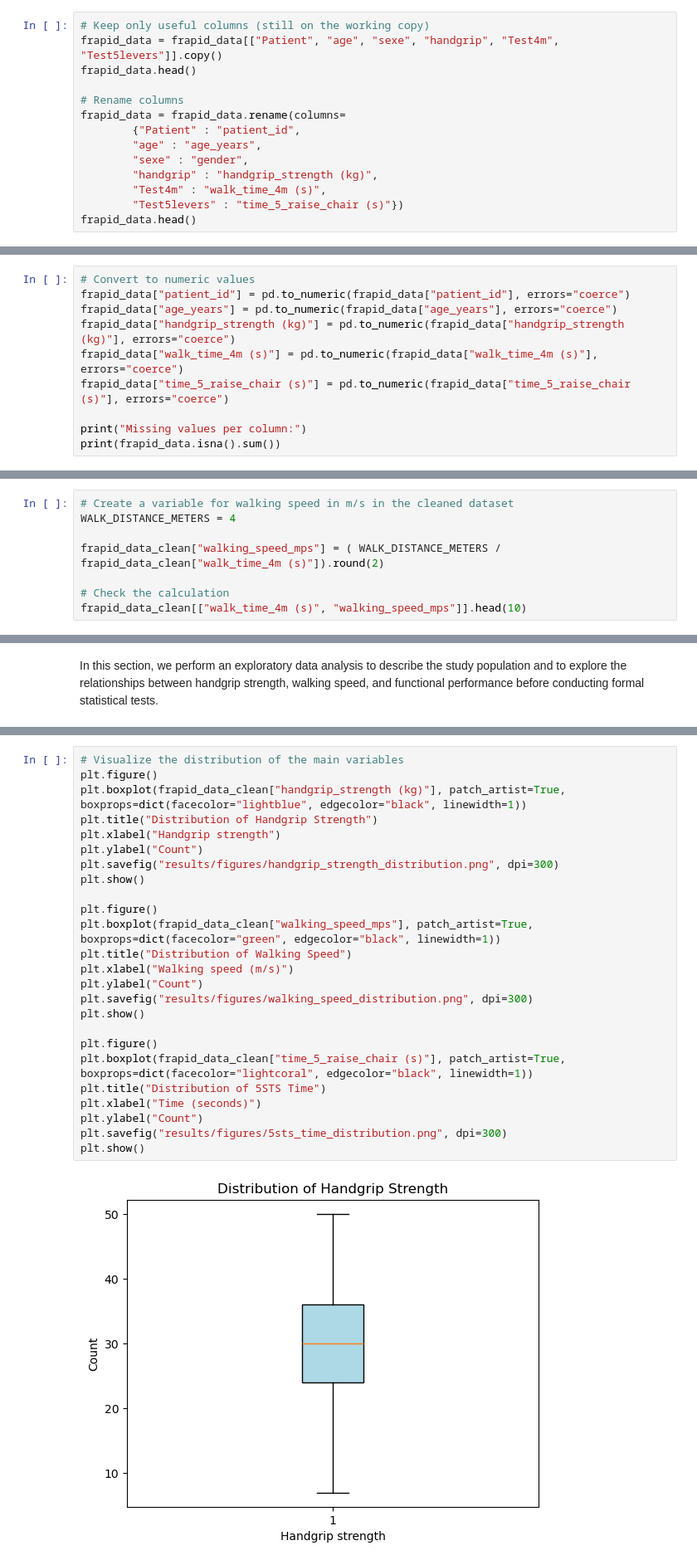
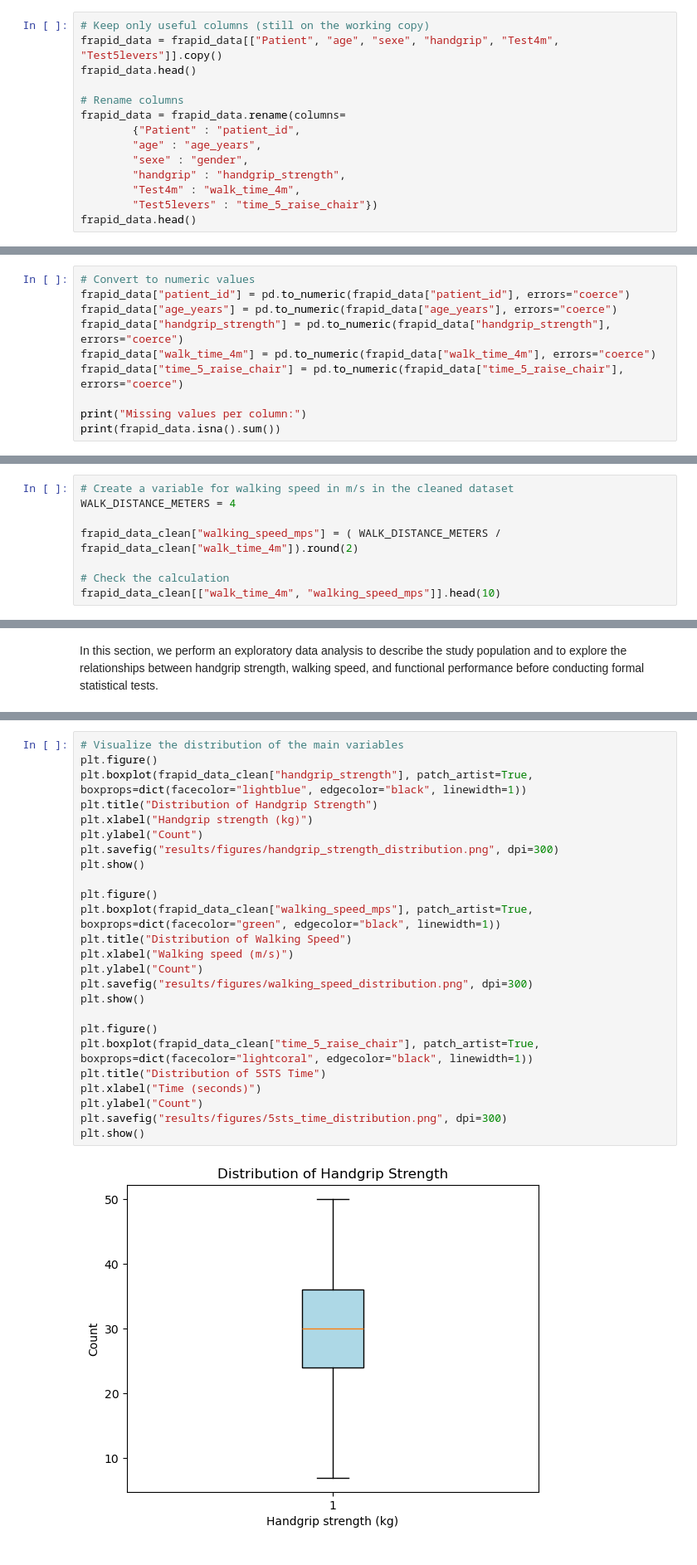
Before and after one commit to inesvincent/Project_R_Python_M2_REHAB, a Jupyter notebook: main.ipynb, the cells around one changed output, grey strips where cells are left out. Shown at 83% size. Drawn from its saved outputs; the diff is of its cells as text.

```diff
--- a/main.ipynb
+++ b/main.ipynb
@@ -96,8 +96,8 @@ frapid_data = frapid_data.rename(columns=
         {"Patient" : "patient_id",
         "age" : "age_years",
         "sexe" : "gender",
-        "handgrip" : "handgrip_strength (kg)",
-        "Test4m" : "walk_time_4m (s)",
-        "Test5levers" : "time_5_raise_chair (s)"})
+        "handgrip" : "handgrip_strength",
+        "Test4m" : "walk_time_4m",
+        "Test5levers" : "time_5_raise_chair"})
 frapid_data.head()
 # %% [output]
@@ -111,9 +111,9 @@ frapid_data.head()
 # Convert to numeric values
 frapid_data["patient_id"] = pd.to_numeric(frapid_data["patient_id"], errors="coerce")
 frapid_data["age_years"] = pd.to_numeric(frapid_data["age_years"], errors="coerce")
-frapid_data["handgrip_strength (kg)"] = pd.to_numeric(frapid_data["handgrip_strength (kg)"], errors="coerce")
-frapid_data["walk_time_4m (s)"] = pd.to_numeric(frapid_data["walk_time_4m (s)"], errors="coerce")
-frapid_data["time_5_raise_chair (s)"] = pd.to_numeric(frapid_data["time_5_raise_chair (s)"], errors="coerce")
+frapid_data["handgrip_strength"] = pd.to_numeric(frapid_data["handgrip_strength"], errors="coerce")
+frapid_data["walk_time_4m"] = pd.to_numeric(frapid_data["walk_time_4m"], errors="coerce")
+frapid_data["time_5_raise_chair"] = pd.to_numeric(frapid_data["time_5_raise_chair"], errors="coerce")
 
 print("Missing values per column:")
 print(frapid_data.isna().sum())
@@ -149,8 +149,8 @@ Number of patients after cleaning: 46
 # Create a variable for walking speed in m/s in the cleaned dataset
 WALK_DISTANCE_METERS = 4
 
-frapid_data_clean["walking_speed_mps"] = ( WALK_DISTANCE_METERS / frapid_data_clean["walk_time_4m (s)"]).round(2)
+frapid_data_clean["walking_speed_mps"] = ( WALK_DISTANCE_METERS / frapid_data_clean["walk_time_4m"]).round(2)
 
 # Check the calculation
-frapid_data_clean[["walk_time_4m (s)", "walking_speed_mps"]].head(10)
+frapid_data_clean[["walk_time_4m", "walking_speed_mps"]].head(10)
 # %% [output]
@@ -212,30 +212,30 @@ Name: proportion, dtype: float64
 # %%
 # Visualize the distribution of the main variables
 plt.figure()
-plt.boxplot(frapid_data_clean["handgrip_strength (kg)"], patch_artist=True, boxprops=dict(facecolor="lightblue", edgecolor="black", linewidth=1))
+plt.boxplot(frapid_data_clean["handgrip_strength"], patch_artist=True, boxprops=dict(facecolor="lightblue", edgecolor="black", linewidth=1))
 plt.title("Distribution of Handgrip Strength")
-plt.xlabel("Handgrip strength")
+plt.xlabel("Handgrip strength (kg)")
 plt.ylabel("Count")
 plt.savefig("results/figures/handgrip_strength_distribution.png", dpi=300)
 plt.show()
 
 plt.figure()
 plt.boxplot(frapid_data_clean["walking_speed_mps"], patch_artist=True, boxprops=dict(facecolor="green", edgecolor="black", linewidth=1))
 plt.title("Distribution of Walking Speed")
 plt.xlabel("Walking speed (m/s)")
 plt.ylabel("Count")
 plt.savefig("results/figures/walking_speed_distribution.png", dpi=300)
 plt.show()
 
 plt.figure()
-plt.boxplot(frapid_data_clean["time_5_raise_chair (s)"], patch_artist=True, boxprops=dict(facecolor="lightcoral", edgecolor="black", linewidth=1))
+plt.boxplot(frapid_data_clean["time_5_raise_chair"], patch_artist=True, boxprops=dict(facecolor="lightcoral", edgecolor="black", linewidth=1))
 plt.title("Distribution of 5STS Time")
 plt.xlabel("Time (seconds)")
 plt.ylabel("Count")
 plt.savefig("results/figures/5sts_time_distribution.png", dpi=300)
 plt.show()
 # %% [output]
-[figure, old version]
+[figure, new version]
 [figure]
 [figure]
 # %%
```
Also changed, not shown: parts of 6 cells of this notebook, 6 other files.
